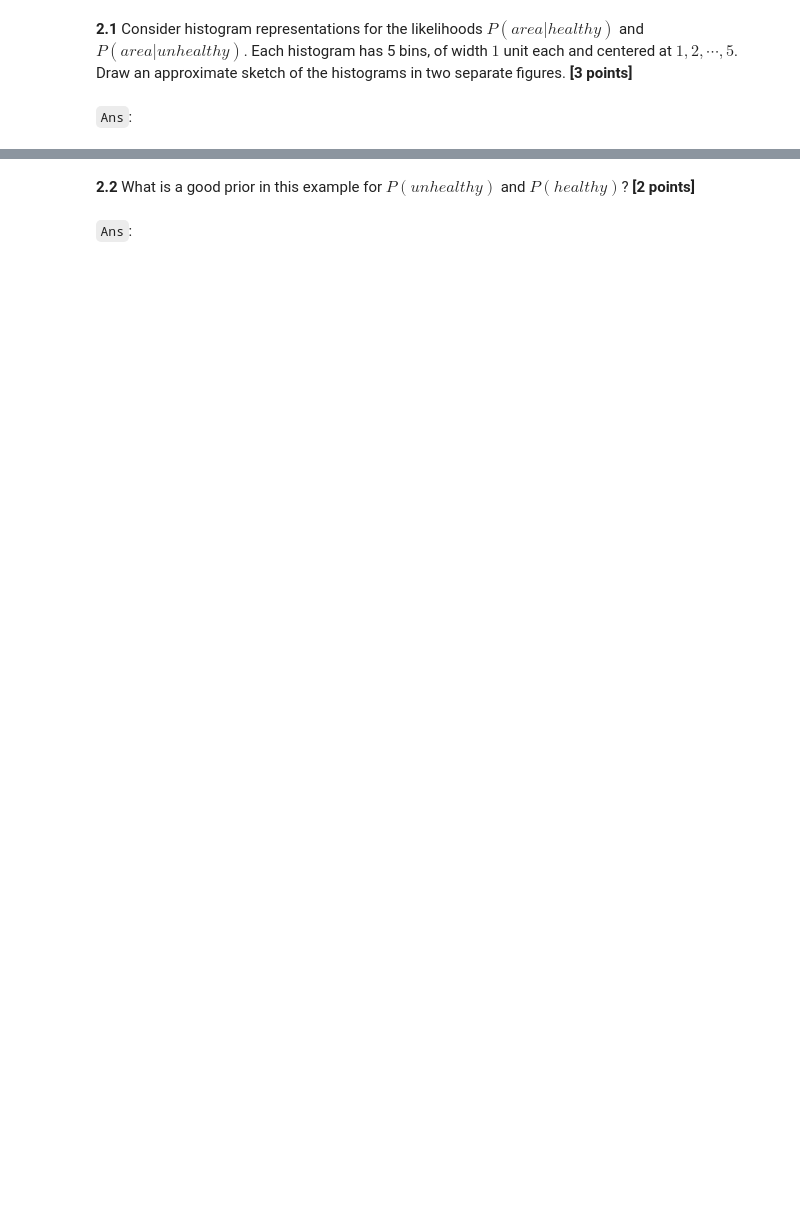
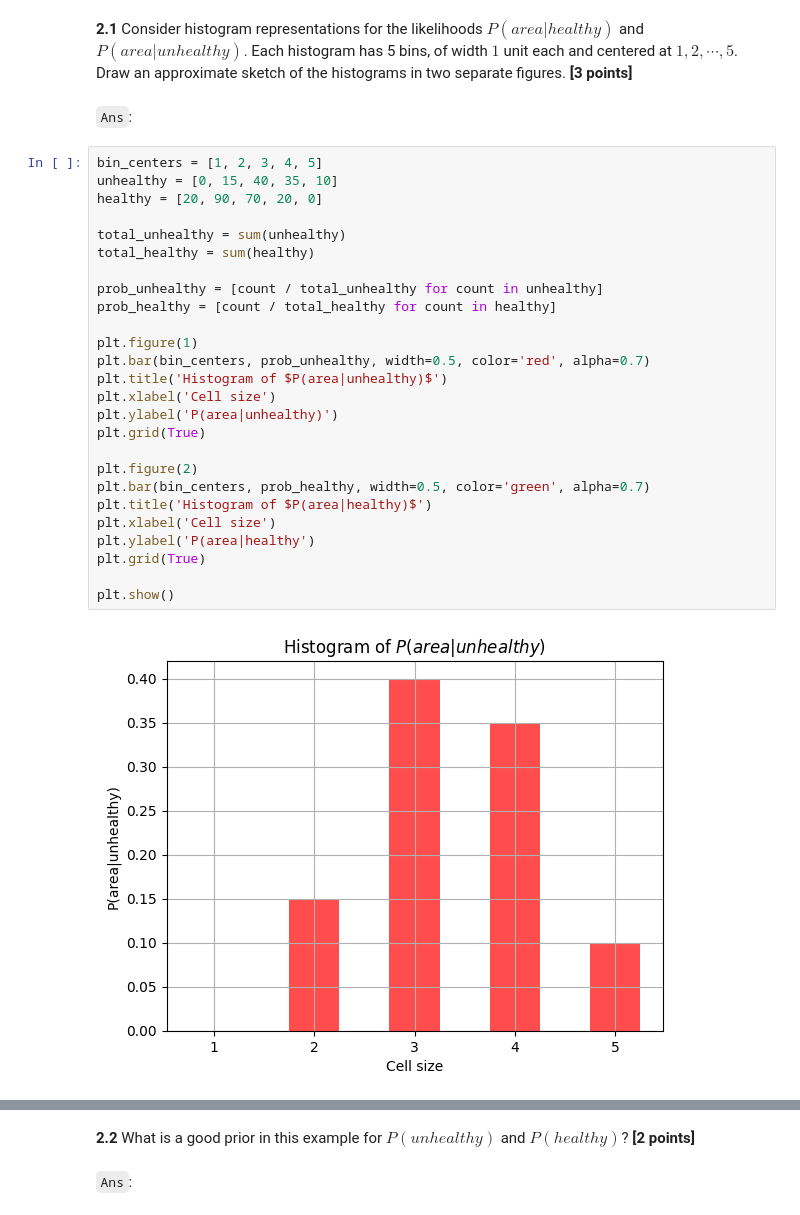
Before and after one commit to TSINET/CSE152A, a Jupyter notebook: HW3/hw3.ipynb, the cells around one changed output, grey strips where cells are left out. Saved outputs shown, nothing was run; the diff lists cells and outputs as text; blank space fills up the shorter version.

```diff
--- a/HW3/hw3.ipynb
+++ b/HW3/hw3.ipynb
@@ -601,3 +602,31 @@ Table 1: Distribution of unhealthy and healthy cells.
 **2.1** Consider histogram representations for the likelihoods $P(area|healthy)$ and $P(area|unhealthy)$. Each histogram has 5 bins, of width $1$ unit each and centered at $1, 2, \cdots, 5$. Draw an approximate sketch of the histograms in two separate figures. **[3 points]**
 # %% [markdown]
 `Ans`:
+# %%
+bin_centers = [1, 2, 3, 4, 5]
+unhealthy = [0, 15, 40, 35, 10]
+healthy = [20, 90, 70, 20, 0]
+
+total_unhealthy = sum(unhealthy)
+total_healthy = sum(healthy)
+
+prob_unhealthy = [count / total_unhealthy for count in unhealthy]
+prob_healthy = [count / total_healthy for count in healthy]
+
+plt.figure(1)
+plt.bar(bin_centers, prob_unhealthy, width=0.5, color='red', alpha=0.7)
+plt.title('Histogram of $P(area|unhealthy)$')
+plt.xlabel('Cell size')
+plt.ylabel('P(area|unhealthy)')
+plt.grid(True)
+
+plt.figure(2)
+plt.bar(bin_centers, prob_healthy, width=0.5, color='green', alpha=0.7)
+plt.title('Histogram of $P(area|healthy)$')
+plt.xlabel('Cell size')
+plt.ylabel('P(area|healthy')
+plt.grid(True)
+
+plt.show()
+# %% [output]
+[figure, added]
```
Also changed, not shown: parts of 5 cells of this notebook.
